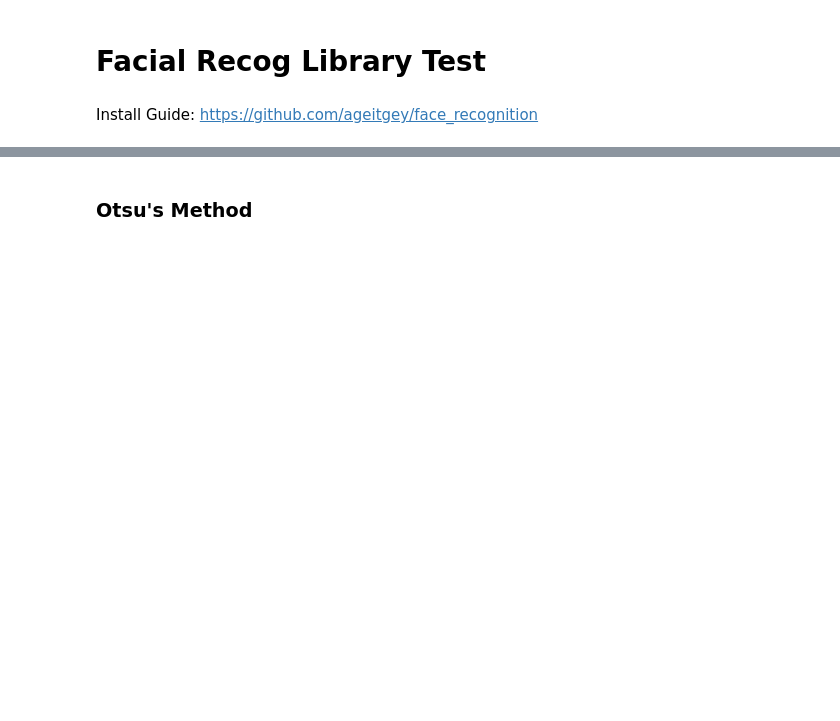
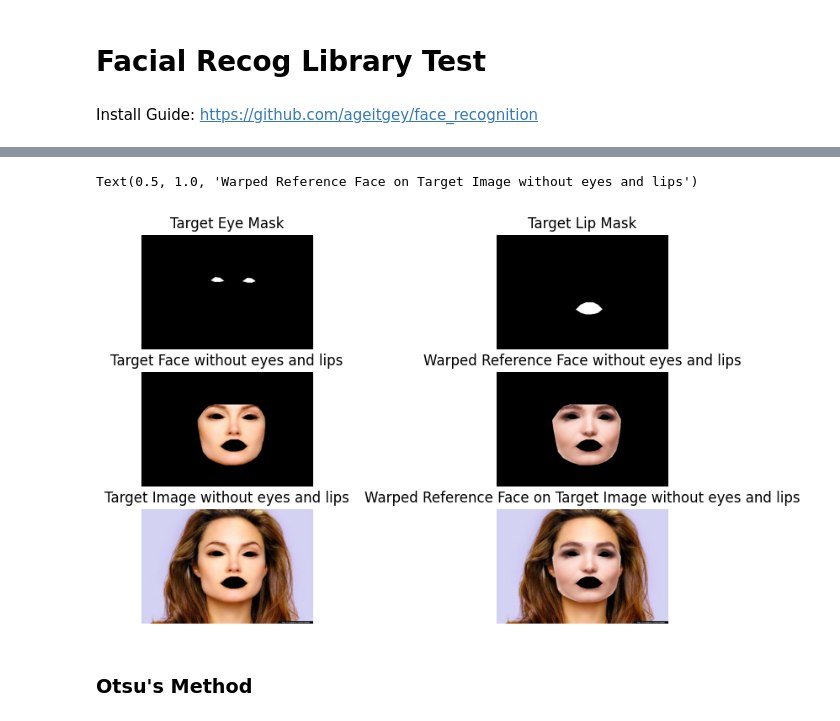
Before and after one commit to AakashR13/Digital_Makeup_Generation, a Jupyter notebook: main.ipynb, the cells around one changed output, grey strips where cells are left out. Cells and saved outputs as stored; diff of their text form; code cells hidden in the pictures; blank space fills up the shorter version.

```diff
--- a/main.ipynb
+++ b/main.ipynb
@@ -53,0 +127,60 @@ Number of Landmarks: 12
+# %%
+# remove eyes and lips from the target face by creating a mask of the eye region
+trgt_left_eye = cv2.convexHull(np.array(trgt_img_landmarks[0]['left_eye']))
+trgt_right_eye = cv2.convexHull(np.array(trgt_img_landmarks[0]['right_eye']))
+trgt_top_lip = cv2.convexHull(np.array(trgt_img_landmarks[0]['top_lip']))
+trgt_bottom_lip = cv2.convexHull(np.array(trgt_img_landmarks[0]['bottom_lip']))
+
+trgt_left_eye_mask = np.zeros(trgt_img.shape[:2], dtype=np.float32)
+trgt_right_eye_mask = np.zeros(trgt_img.shape[:2], dtype=np.float32)
+trgt_top_lip_mask = np.zeros(trgt_img.shape[:2], dtype=np.float32)
+trgt_bottom_lip_mask = np.zeros(trgt_img.shape[:2], dtype=np.float32)
+
+cv2.fillConvexPoly(trgt_left_eye_mask, trgt_left_eye, 1)
+cv2.fillConvexPoly(trgt_right_eye_mask, trgt_right_eye, 1)
+cv2.fillConvexPoly(trgt_top_lip_mask, trgt_top_lip, 1)
+cv2.fillConvexPoly(trgt_bottom_lip_mask, trgt_bottom_lip, 1)
+
+trgt_eye_mask = trgt_left_eye_mask + trgt_right_eye_mask
+trgt_lip_mask = trgt_top_lip_mask + trgt_bottom_lip_mask
+trgt_lip_mask[trgt_lip_mask > 1] = 1
+
+# combine the masks
+eye_lip_mask = trgt_eye_mask + trgt_lip_mask
+eye_lip_mask[eye_lip_mask > 1] = 1
+
+# remove the eyes and lips from the target face and the warped reference face
+trgt_face_without_eye_lip = trgt_face * (1 - eye_lip_mask[:,:,None]).astype(np.uint8)
+warped_ref_face_without_eye_lip = warped_ref_face * (1 - eye_lip_mask[:,:,None]).astype(np.uint8)
+
+trgt_img_without_eye_lip = trgt_img * (1 - eye_lip_mask[:,:,None]).astype(np.uint8)
+warped_ref_face_on_trgt_without_eye_lip = warped_ref_face_on_trgt * (1 - eye_lip_mask[:,:,None]).astype(np.uint8)
+
+plt.figure(figsize=(10,6))
+plt.subplot(321)
+plt.imshow(trgt_eye_mask, cmap='gray')
+plt.axis('off')
+plt.title("Target Eye Mask")
+plt.subplot(322)
+plt.imshow(trgt_lip_mask, cmap='gray')
+plt.axis('off')
+plt.title("Target Lip Mask")
+plt.subplot(323)
+plt.imshow(trgt_face_without_eye_lip)
+plt.axis('off')
+plt.title("Target Face without eyes and lips")
+plt.subplot(324)
+plt.imshow(warped_ref_face_without_eye_lip)
+plt.axis('off')
+plt.title("Warped Reference Face without eyes and lips")
+plt.subplot(325)
+plt.imshow(trgt_img_without_eye_lip)
+plt.axis('off')
+plt.title("Target Image without eyes and lips")
+plt.subplot(326)
+plt.imshow(warped_ref_face_on_trgt_without_eye_lip)
+plt.axis('off')
+plt.title("Warped Reference Face on Target Image without eyes and lips")
+# %% [output]
+Text(0.5, 1.0, 'Warped Reference Face on Target Image without eyes and lips')
+[figure, added]
```
Also changed, not shown: parts of 8 cells of this notebook, 3 other files.
